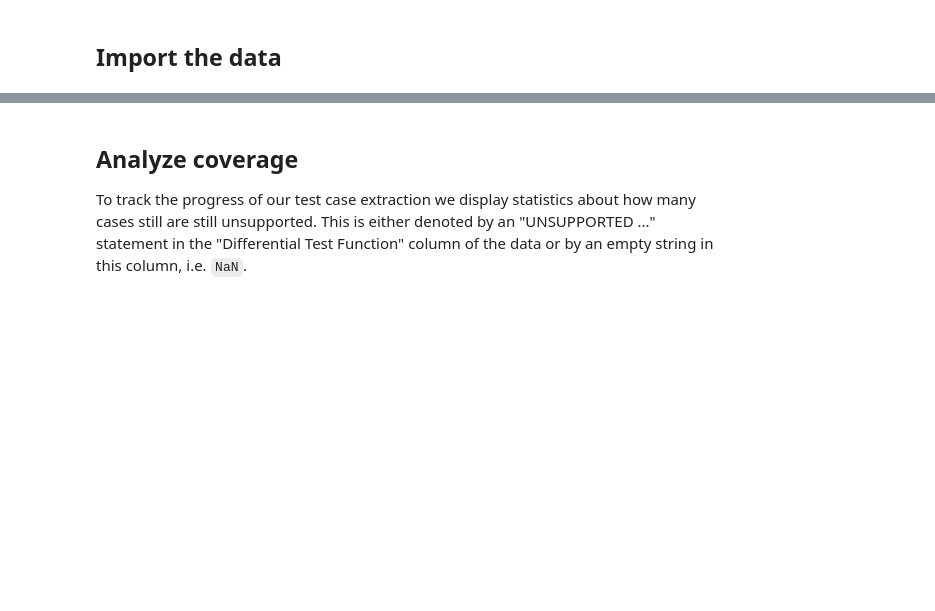
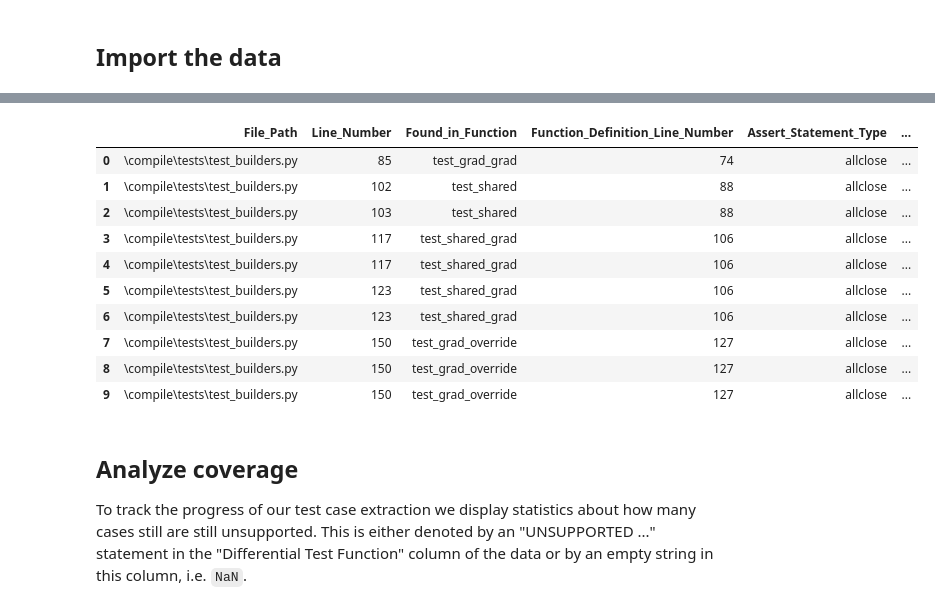
Before and after one commit to AlexanderProchnow/DLL_Testing_Tool, a Jupyter notebook: Code/1_Test_Case_Extraction_and_Analysis/2_Data_evaluation.ipynb, the cells around one changed output, grey strips where cells are left out. Drawn from its saved outputs; the diff is of its cells as text; code cells hidden in the pictures; blank space fills up the shorter version.

```diff
--- a/Code/1_Test_Case_Extraction_and_Analysis/2_Data_evaluation.ipynb
+++ b/Code/1_Test_Case_Extraction_and_Analysis/2_Data_evaluation.ipynb
@@ -78,6 +79,22 @@ df_pytorch.head(10)
 | 7 | test\test_autograd.py | 1340 | test_set_grad_coroutines_benign_e... | 1295 | assertLess | ... |
 | 8 | test\test_autograd.py | 2790 | test_var_mean_differentiable | 2778 | allclose | ... |
 | 9 | test\test_autograd.py | 2790 | test_var_mean_differentiable | 2778 | allclose | ... |
+# %%
+# import theano data and preview
+df_theano = pd.read_csv('extracted_data/theano_data.csv')
+df_theano.head(10)
+# %% [output]
+|  | File_Path | Line_Number | Found_in_Function | Function_Definition_Line_Number | Assert_Statement_Type | ... |
+| 0 | \compile\tests\test_builders.py | 85 | test_grad_grad | 74 | allclose | ... |
+| 1 | \compile\tests\test_builders.py | 102 | test_shared | 88 | allclose | ... |
+| 2 | \compile\tests\test_builders.py | 103 | test_shared | 88 | allclose | ... |
+| 3 | \compile\tests\test_builders.py | 117 | test_shared_grad | 106 | allclose | ... |
+| 4 | \compile\tests\test_builders.py | 117 | test_shared_grad | 106 | allclose | ... |
+| 5 | \compile\tests\test_builders.py | 123 | test_shared_grad | 106 | allclose | ... |
+| 6 | \compile\tests\test_builders.py | 123 | test_shared_grad | 106 | allclose | ... |
+| 7 | \compile\tests\test_builders.py | 150 | test_grad_override | 127 | allclose | ... |
+| 8 | \compile\tests\test_builders.py | 150 | test_grad_override | 127 | allclose | ... |
+| 9 | \compile\tests\test_builders.py | 150 | test_grad_override | 127 | allclose | ... |
 # %% [markdown]
 ## Analyze coverage
 
```
Also changed, not shown: parts of 8 cells of this notebook, 7 other files.
